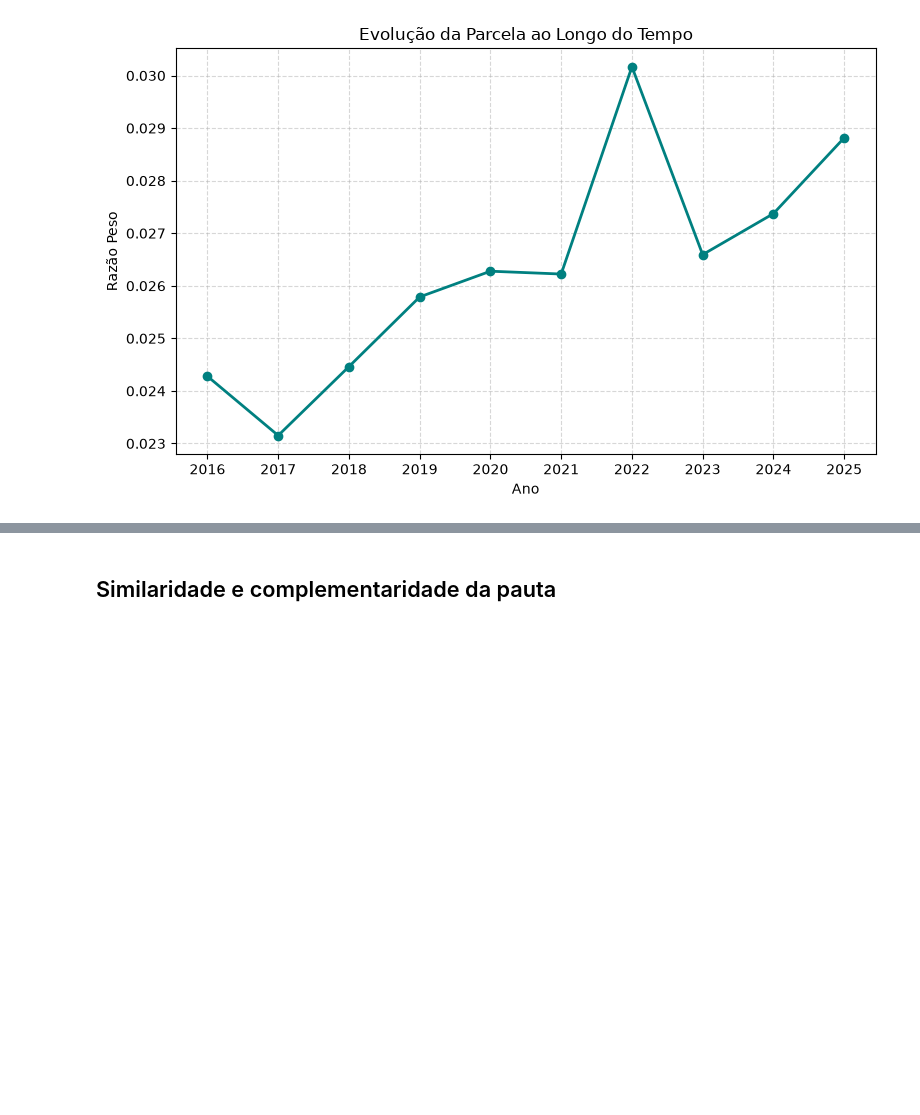
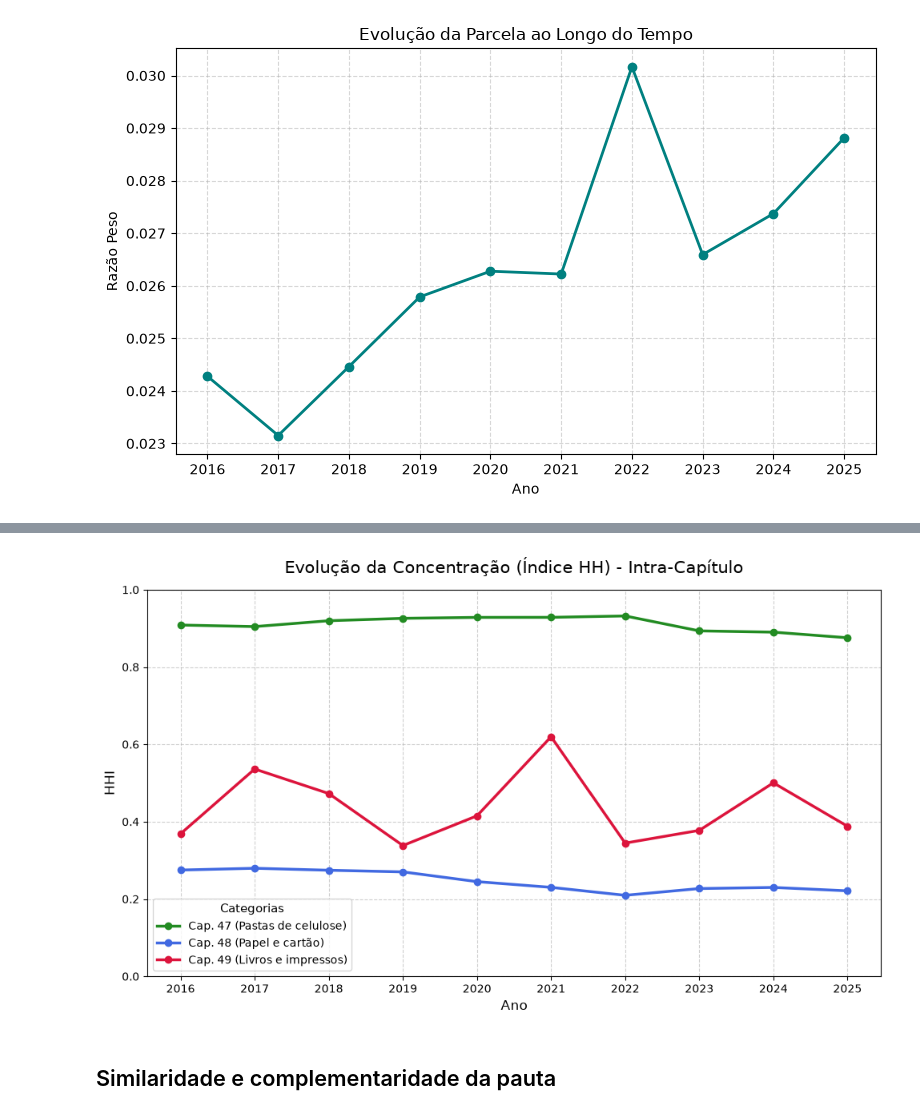
Before and after one commit to rckalil/mapeando-papel, a Jupyter notebook: indicadores.ipynb, the cells around one changed output, grey strips where cells are left out. Drawn from its saved outputs; the diff is of its cells as text; code cells hidden in the pictures; blank space fills up the shorter version.

```diff
--- a/indicadores.ipynb
+++ b/indicadores.ipynb
@@ -576,2 +584,67 @@ plt.show()
+# %%
+import pandas as pd
+import matplotlib.pyplot as plt
+
+# 1. Mapear cada 'Info' para o seu respectivo Capítulo usando o dicionário info_2
+# O dicionário mapeia a descrição para o código de 4 dígitos. Pegamos os 2 primeiros.
+exp_1['Capitulo'] = exp_1['Info'].map(info_2).str[:2]
+
+# 2. Calcular o Valor Total de cada Capítulo por Ano (Denominador X do capítulo)
+df_total_cap = exp_1.groupby(['Year', 'Capitulo'])['Value'].sum().reset_index()
+df_total_cap.rename(columns={'Value': 'Valor_Total_Capitulo'}, inplace=True)
+
+# 3. Calcular o Valor de cada subsetor ('Info') por Ano (Numerador x_i)
+df_subsetor = exp_1.groupby(['Year', 'Capitulo', 'Info'])['Value'].sum().reset_index()
+
+# 4. Mesclar para ter o valor do subsetor e o total do seu capítulo na mesma linha
+df_hhi_cap = pd.merge(df_subsetor, df_total_cap, on=['Year', 'Capitulo'])
+
+# 5. Calcular a parcela (s) e a parcela ao quadrado (s^2) intra-capítulo
+df_hhi_cap['s'] = df_hhi_cap['Value'] / df_hhi_cap['Valor_Total_Capitulo']
+df_hhi_cap['s_squared'] = df_hhi_cap['s'] ** 2
+
+# 6. Agrupar por Ano e Capítulo e somar os quadrados para obter o HHI
+df_resultado_cap = df_hhi_cap.groupby(['Year', 'Capitulo'])['s_squared'].sum().reset_index()
+df_resultado_cap.rename(columns={'s_squared': 'HHI'}, inplace=True)
+
+# Converter para a escala clássica (0 a 10.000)
+df_resultado_cap['HHI_Escala'] = df_resultado_cap['HHI'] * 1
+
+# 7. Plotar um gráfico com as linhas de evolução para os 3 Capítulos
+fig, ax = plt.subplots(figsize=(10, 6))
+
+# Dicionários para estética do gráfico
+cores = {'47': 'forestgreen', '48': 'royalblue', '49': 'crimson'}
+nomes_capitulos = {
+    '47': 'Cap. 47 (Pastas de celulose)',
+    '48': 'Cap. 48 (Papel e cartão)',
+    '49': 'Cap. 49 (Livros e impressos)'
+}
+
+# Criar uma linha para cada Capítulo
+for cap in df_resultado_cap['Capitulo'].dropna().unique():
+    df_plot = df_resultado_cap[df_resultado_cap['Capitulo'] == cap]
+    ax.plot(
+        df_plot['Year'],
+        df_plot['HHI_Escala'],
+        marker='o',
+        linewidth=2.5,
+        color=cores.get(cap, 'black'),
+        label=nomes_capitulos.get(cap, f'Capítulo {cap}')
+    )
+
+# Formatação do Gráfico
+ax.set_title("Evolução da Concentração (Índice HH) - Intra-Capítulo", fontsize=15, pad=15)
+ax.set_xlabel("Ano", fontsize=12)
+ax.set_ylabel("HHI", fontsize=12)
+ax.set_xticks(df_resultado_cap['Year'].unique()) # Garantir que o eixo x mostre apenas os anos exatos
+ax.set_yticks([0.0, 0.2, 0.4, 0.6, 0.8, 1.0])
+ax.grid(True, linestyle='--', alpha=0.6)
+ax.legend(title="Categorias", fontsize=10, title_fontsize=11)
+
+plt.tight_layout()
+plt.show()
+# %% [output]
+[figure, added]
 # %% [markdown]
 ## Similaridade e complementaridade da pauta
```
Also changed, not shown: parts of 5 cells of this notebook.
